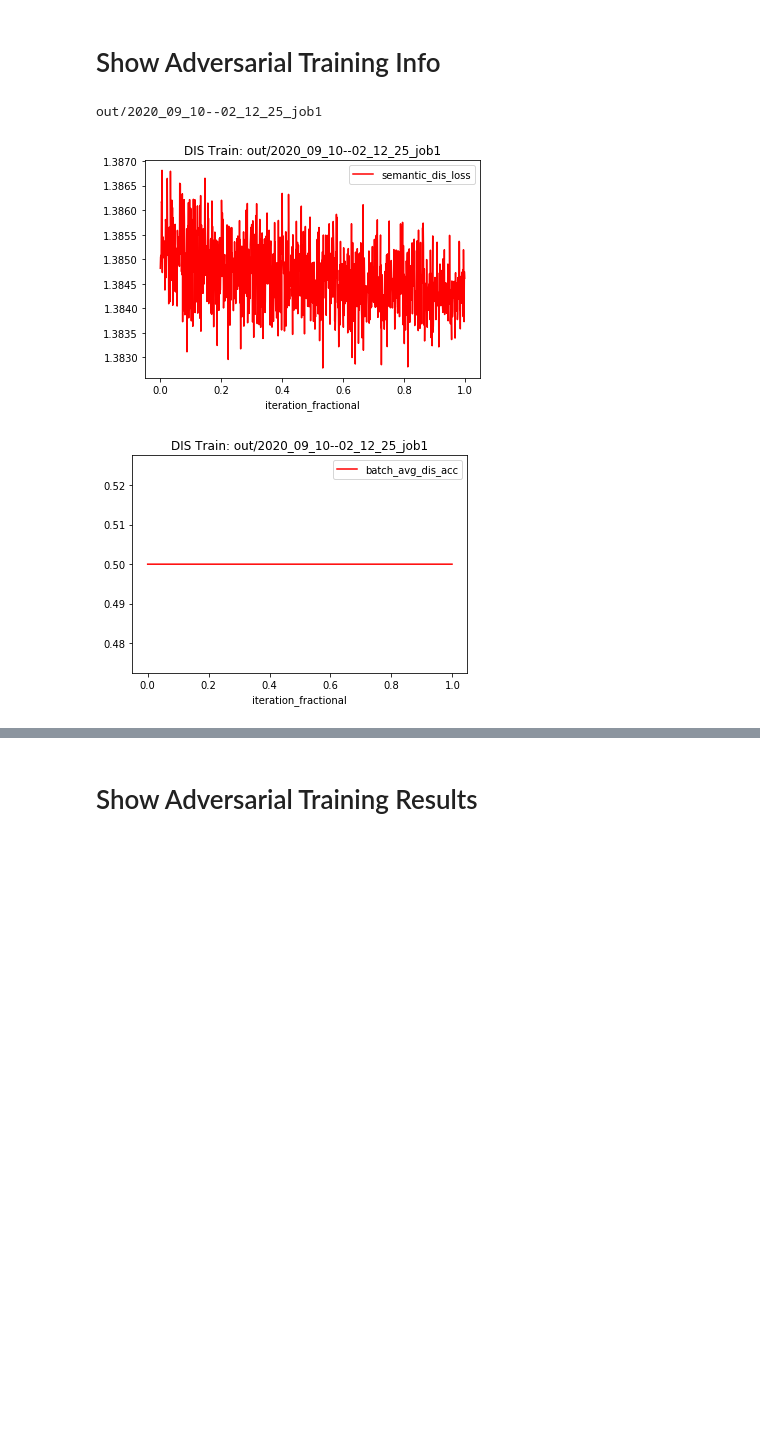
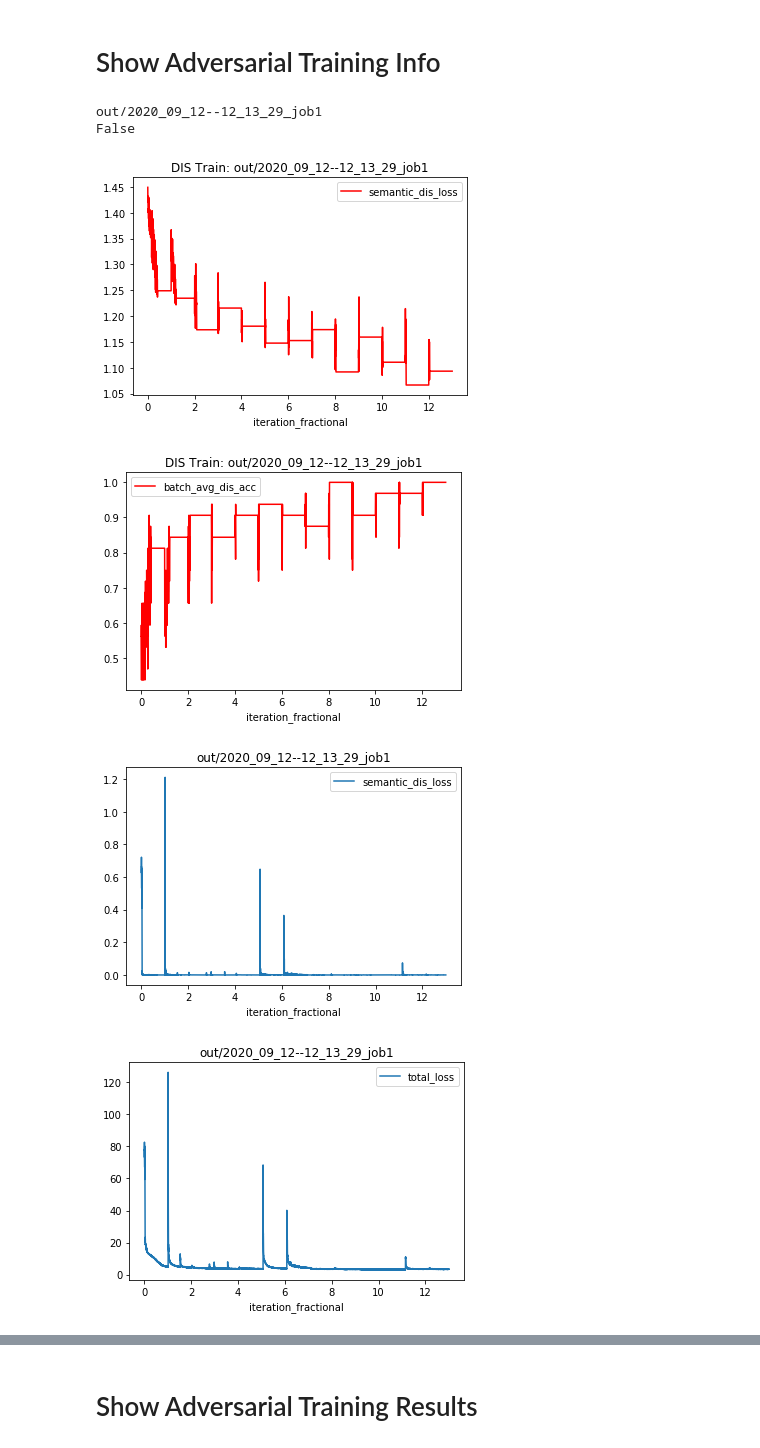
Before and after one commit to b7leung/sil_consistent_at_inference, a Jupyter notebook: notebooks/Adversarial Semantic Descriminator Debug.ipynb, the cells around one changed output, grey strips where cells are left out. Saved outputs shown, nothing was run; the diff lists cells and outputs as text; code cells hidden in the pictures; blank space fills up the shorter version.

```diff
--- a/notebooks/Adversarial Semantic Descriminator Debug.ipynb
+++ b/notebooks/Adversarial Semantic Descriminator Debug.ipynb
@@ -42,6 +42,15 @@ from adversarial.datasets import GenerationDataset, ShapenetRendersDataset
 def get_exp_path(exp_name):
     if os.path.exists(os.path.join("out",exp_name)):
         return exp_name
+
+    if exp_name == "latest":
+        exp_paths = []
+        for root, dirs, files in os.walk("out"):
+            for d in dirs:
+                if "--" in d and len(os.path.join(root,d).split('/'))==2:
+                    exp_paths.append(d)
+        return sorted(exp_paths)[-1]
+
     exp_path = []
     for root, dirs, files in os.walk("out"):
         for d in dirs:
@@ -61,42 +70,44 @@ cfg_path = "configs/default.yaml"
 cfg = utils.load_config(cfg_path, "configs/default.yaml")
 # %% [markdown]
 # Show Adversarial Training Info
-# %%
-n="2020_09_09--07_53_20_job1"
-n="2020_09_09--07_56_31_job2"
-n="2020_09_09--07_55_55_job3"
-n="2020_09_09--07_56_03_job4"
-n="2020_09_10--02_12_25_job1"
-
-saved_model_path = "out/{}".format(get_exp_path(n))
-print(saved_model_path)
-# %% [output]
-out/2020_09_10--02_12_25_job1
 # %%
+#n="latest"
+n="job1"
+saved_model_path = "out/{}".format(get_exp_path(n))
+print(saved_model_path)
+
+
 # show training plots
 training_info = pickle.load(open(os.path.join(saved_model_path, "training_df.p"), "rb"))
 
 # showing discriminator plots
 semantic_dis_training_df = training_info["semantic_dis"]
 if not semantic_dis_training_df.empty:
     # adding extra column for fracitional iteration
     iteration_fractional = np.linspace(0, max(semantic_dis_training_df['iteration'])+1, len(semantic_dis_training_df)+1)[:-1]
     semantic_dis_training_df["iteration_fractional"] = iteration_fractional
 
+    print(semantic_dis_training_df.isnull().values.any())
+
+    #pd.set_option('display.max_rows', None)
     #display(semantic_dis_training_df)
     semantic_dis_training_df.plot.line(x="iteration_fractional", y="semantic_dis_loss", title="DIS Train: " + saved_model_path, color='r')
     semantic_dis_training_df.plot.line(x="iteration_fractional", y="batch_avg_dis_acc", title="DIS Train: " + saved_model_path, color='r')
 
 # showing generator (deformation net) plots
 deform_gen_training_df = training_info["deform_net_gen"]
 if not deform_gen_training_df.empty:
     iteration_fractional = np.linspace(0, max(deform_gen_training_df['iteration'])+1, len(deform_gen_training_df)+1)[:-1]
     deform_gen_training_df["iteration_fractional"] = iteration_fractional
     #display(deform_gen_training_df)
 
     deform_gen_training_df.plot.line(x="iteration_fractional", y="semantic_dis_loss", title=saved_model_path)
     deform_gen_training_df.plot.line(x="iteration_fractional", y="total_loss", title=saved_model_path)
     deform_gen_training_df.plot.line(x="iteration_fractional", y="sil_loss", title=saved_model_path)
 # %% [output]
+out/2020_09_12--12_13_29_job1
+False
-[figure, old version]
+[figure, new version]
-[figure, old version]
+[figure, new version]
+[figure, added]
+[figure, added]
```
Also changed, not shown: parts of 3 cells of this notebook, 17 other files.
